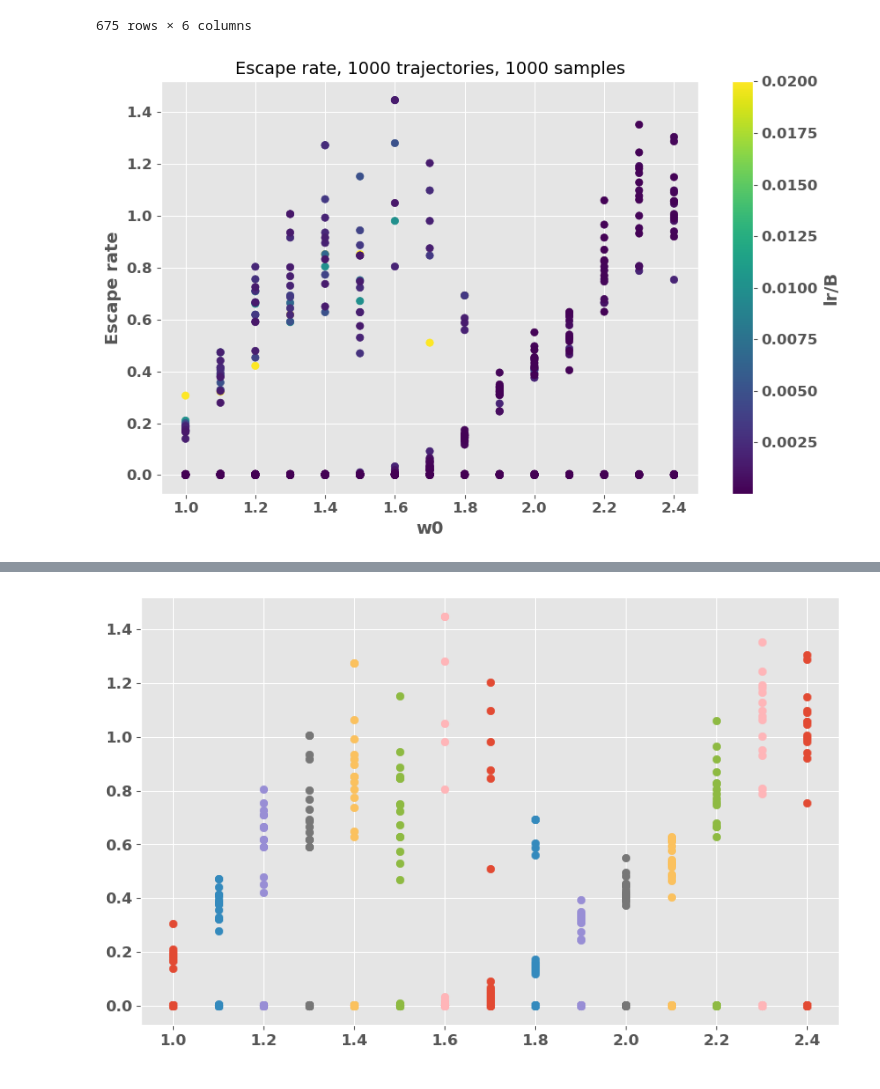
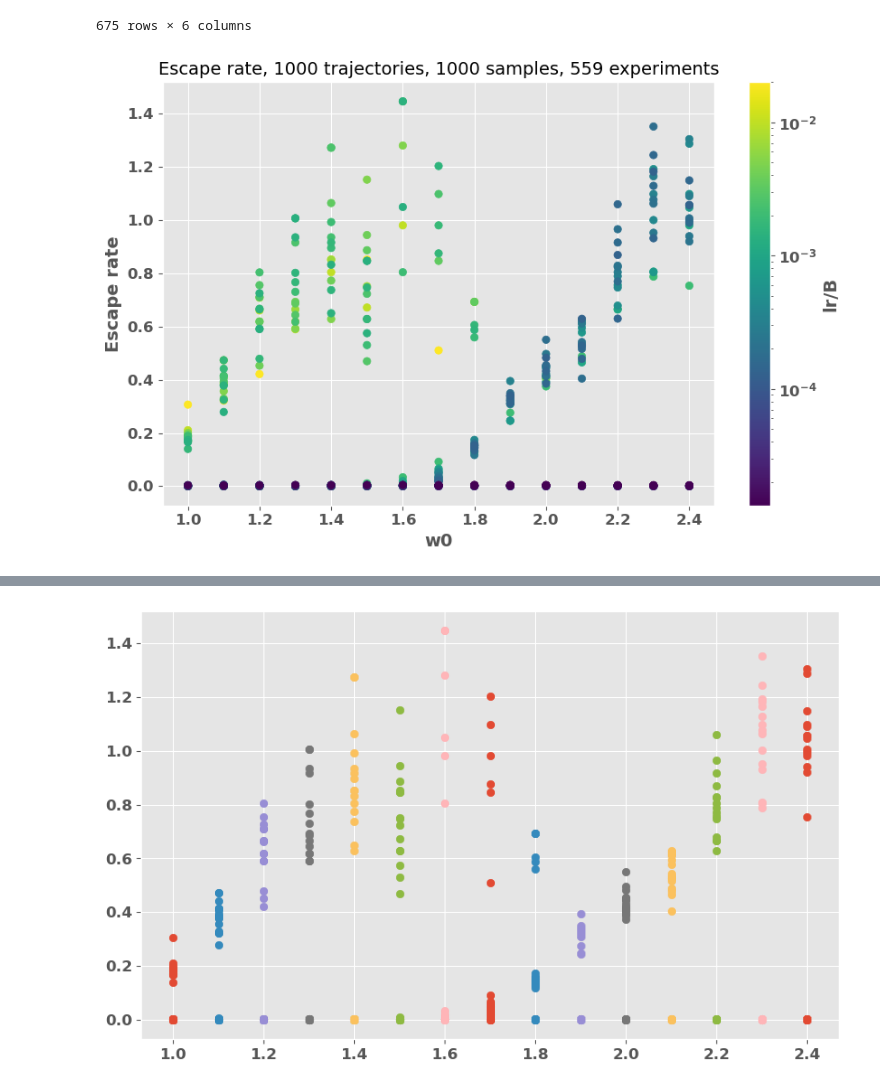
Before and after one commit to gcorlouer/SLTforSGD, a Jupyter notebook: notebooks/phase_diagram.ipynb, the cells around one changed output, grey strips where cells are left out. Drawn from its saved outputs; the diff is of its cells as text; code cells hidden in the pictures.

Commit message:
plotted phase diaagram as scatter plot

```diff
--- a/notebooks/phase_diagram.ipynb
+++ b/notebooks/phase_diagram.ipynb
@@ -113,24 +113,21 @@ df
 # %%
 %matplotlib inline
 from scipy.interpolate import griddata
+import matplotlib
 cleaned_df = df.copy().dropna()
 cleaned_df["escape_rate"] = cleaned_df["escape_rate"].abs()
-tmax = len(cleaned_df)
-# Define the grid over which we will interpolate
-xi = np.linspace(cleaned_df['lr/B'].min(), cleaned_df['lr/B'].max(), tmax)
-yi = np.linspace(cleaned_df['w0'].min(), cleaned_df['w0'].max(), tmax)
-Xi, Yi = np.meshgrid(xi, yi)
-
+nexp = len(cleaned_df)
 # Create the scatter plot
-plt.scatter(cleaned_df['w0'], cleaned_df['escape_rate'], c=cleaned_df['lr/B'], cmap='viridis')
+plt.scatter(cleaned_df['w0'], cleaned_df['escape_rate'], c=cleaned_df['lr/B'], cmap='viridis',
+            norm=matplotlib.colors.LogNorm())
 
 # Adding a colorbar to show the values of escape_rate
 plt.colorbar(label='lr/B')
 
 # Adding labels and title
 plt.xlabel('w0')
 plt.ylabel('Escape rate')
-plt.title(f'Escape rate, {nSGD} trajectories, {nsamples} samples')
+plt.title(f'Escape rate, {nSGD} trajectories, {nsamples} samples, {nexp} experiments')
 plt.show()
 # %% [output]
-[figure, old version]
+[figure, new version]
```
Also changed, not shown: parts of 5 cells of this notebook.
